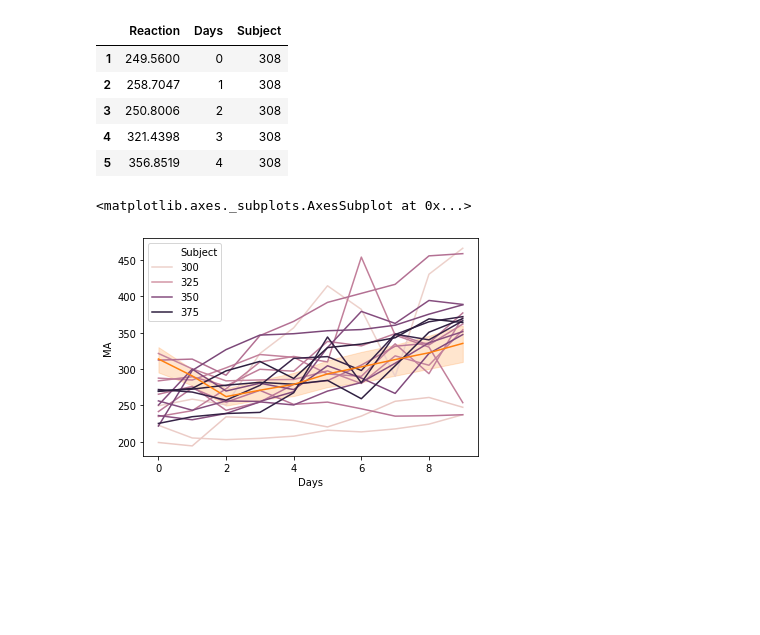
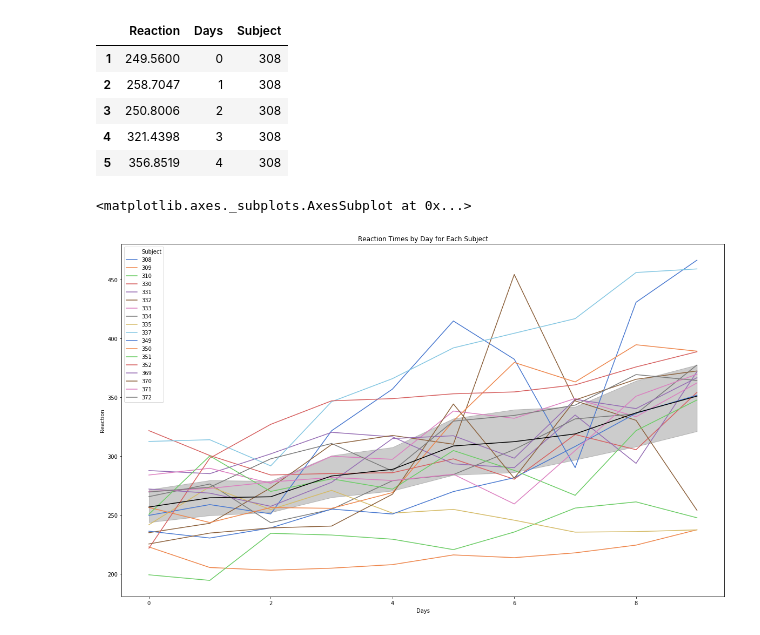
Before and after one commit to datastraine/numpy-pandas-visualization-exercises, a Jupyter notebook: seaborn_exercises.ipynb, the cells around one changed output. Saved outputs shown, nothing was run; the diff lists cells and outputs as text; code cells hidden in the pictures; blank space fills up the shorter version.

```diff
--- a/seaborn_exercises.ipynb
+++ b/seaborn_exercises.ipynb
@@ -233,10 +235,12 @@ sleep.head()
 # %%
 # Use seaborn to create a line chart of all the individual subject's reaction times and...
 # a more prominant line showing the average change in reaction time.
 sleep['MA'] = sleep['Reaction'].rolling(window=3).mean()
 
-sns.lineplot(x='Days', y='Reaction', hue='Subject', data=sleep)
-sns.lineplot(x='Days', y='MA', data=sleep)
+plt.figure(figsize=(20,12))
+plt.title('Reaction Times by Day for Each Subject')
+sns.lineplot(x='Days', y='Reaction', hue='Subject', data=sleep, palette='muted')
+sns.lineplot(x='Days', y='Reaction', data=sleep, color='black')
 # %% [output]
 <matplotlib.axes._subplots.AxesSubplot at 0x...>
-[figure, old version]
+[figure, new version]
```
Also changed, not shown: parts of 8 cells of this notebook.
